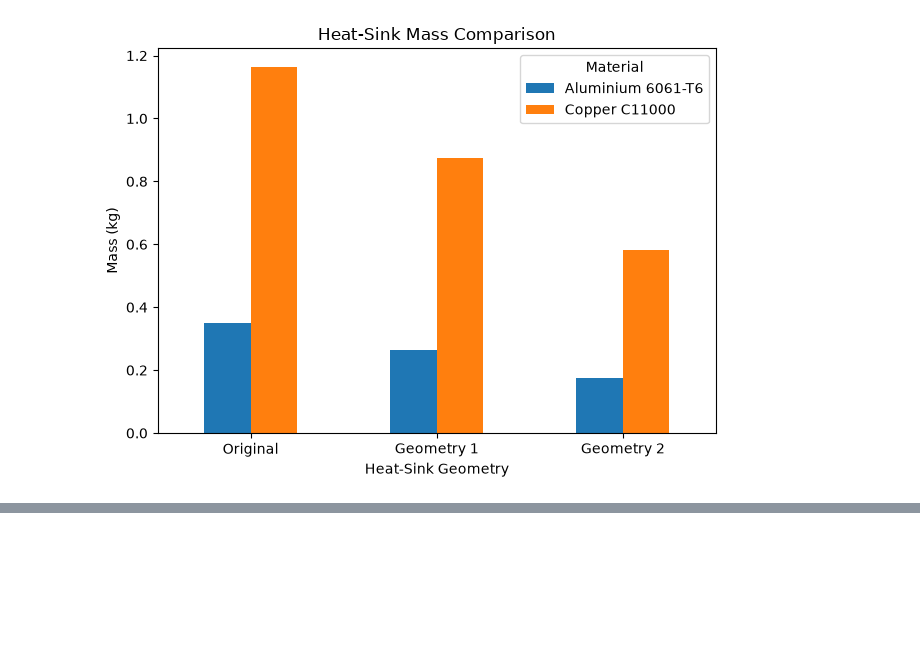
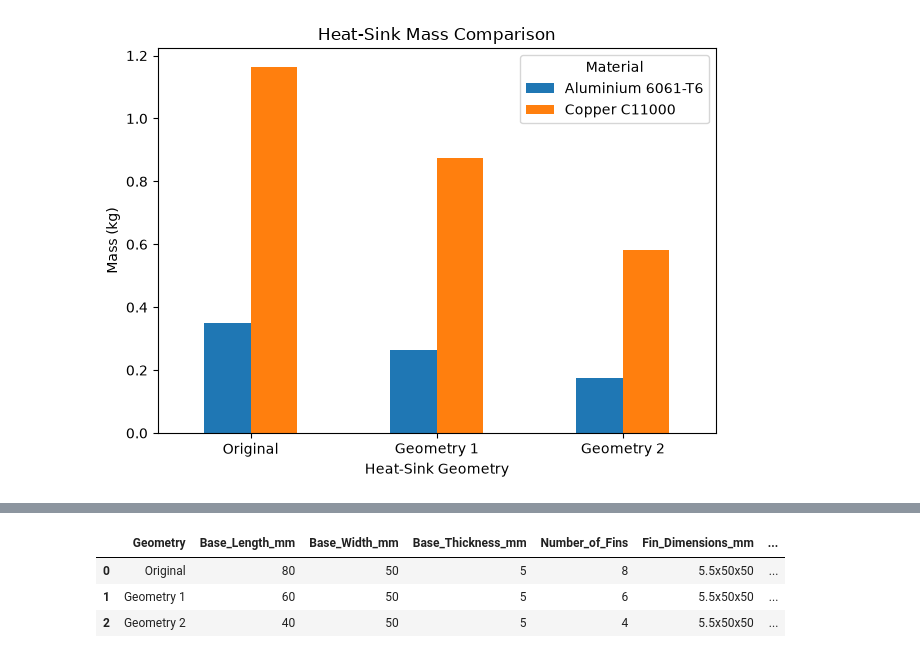
Before and after one commit to jaeheewritescode/mosfet-thermal-simulation, a Jupyter notebook: materials/material_eee.ipynb, the cells around one changed output, grey strips where cells are left out. Cells and saved outputs as stored; diff of their text form; code cells hidden in the pictures; blank space fills up the shorter version.

```diff
--- a/materials/material_eee.ipynb
+++ b/materials/material_eee.ipynb
@@ -201,0 +150,14 @@ Material selection should therefore not be based on thermal conductivity alone.
+# %%
+# Export a reproducible summary used elsewhere in the repository
+summary = pd.DataFrame([
+    {"Geometry": "Original", "Base_Length_mm": 80, "Base_Width_mm": 50, "Base_Thickness_mm": 5, "Number_of_Fins": 8, "Fin_Dimensions_mm": "5.5x50x50", "Total_Volume_cm3": 130.0, "Aluminium_Mass_kg": 0.3510, "Copper_Mass_kg": 1.1648, "Aluminium_Raw_Material_Cost_USD": 0.3510*3.270, "Copper_Raw_Material_Cost_USD": 1.1648*14.912, "Mass_Reduction_vs_Original_pct": 0},
+    {"Geometry": "Geometry 1", "Base_Length_mm": 60, "Base_Width_mm": 50, "Base_Thickness_mm": 5, "Number_of_Fins": 6, "Fin_Dimensions_mm": "5.5x50x50", "Total_Volume_cm3": 97.5, "Aluminium_Mass_kg": 0.26325, "Copper_Mass_kg": 0.8736, "Aluminium_Raw_Material_Cost_USD": 0.26325*3.270, "Copper_Raw_Material_Cost_USD": 0.8736*14.912, "Mass_Reduction_vs_Original_pct": 25},
+    {"Geometry": "Geometry 2", "Base_Length_mm": 40, "Base_Width_mm": 50, "Base_Thickness_mm": 5, "Number_of_Fins": 4, "Fin_Dimensions_mm": "5.5x50x50", "Total_Volume_cm3": 65.0, "Aluminium_Mass_kg": 0.1755, "Copper_Mass_kg": 0.5824, "Aluminium_Raw_Material_Cost_USD": 0.1755*3.270, "Copper_Raw_Material_Cost_USD": 0.5824*14.912, "Mass_Reduction_vs_Original_pct": 50},
+])
+summary.to_csv("../data/heatsink_mass_comparison.csv", index=False)
+summary.round(3)
+# %% [output]
+|  | Geometry | Base_Length_mm | Base_Width_mm | Base_Thickness_mm | Number_of_Fins | Fin_Dimensions_mm | ... |
+| 0 | Original | 80 | 50 | 5 | 8 | 5.5x50x50 | ... |
+| 1 | Geometry 1 | 60 | 50 | 5 | 6 | 5.5x50x50 | ... |
+| 2 | Geometry 2 | 40 | 50 | 5 | 4 | 5.5x50x50 | ... |
```
Also changed, not shown: parts of 16 cells of this notebook, 2 other files.
